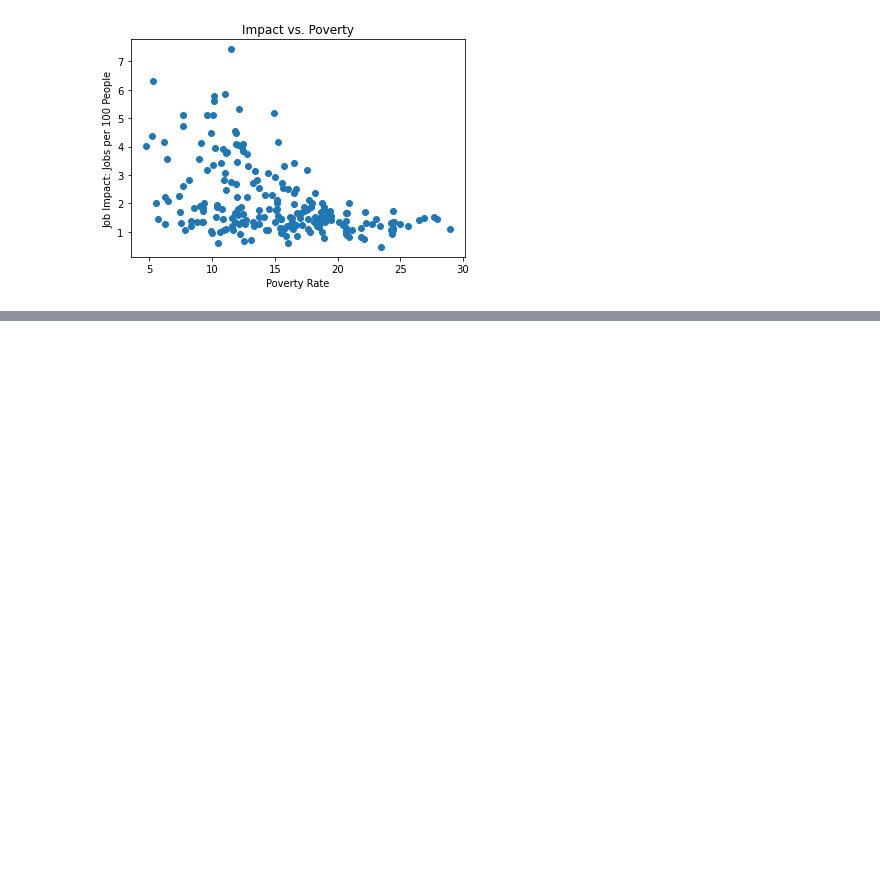
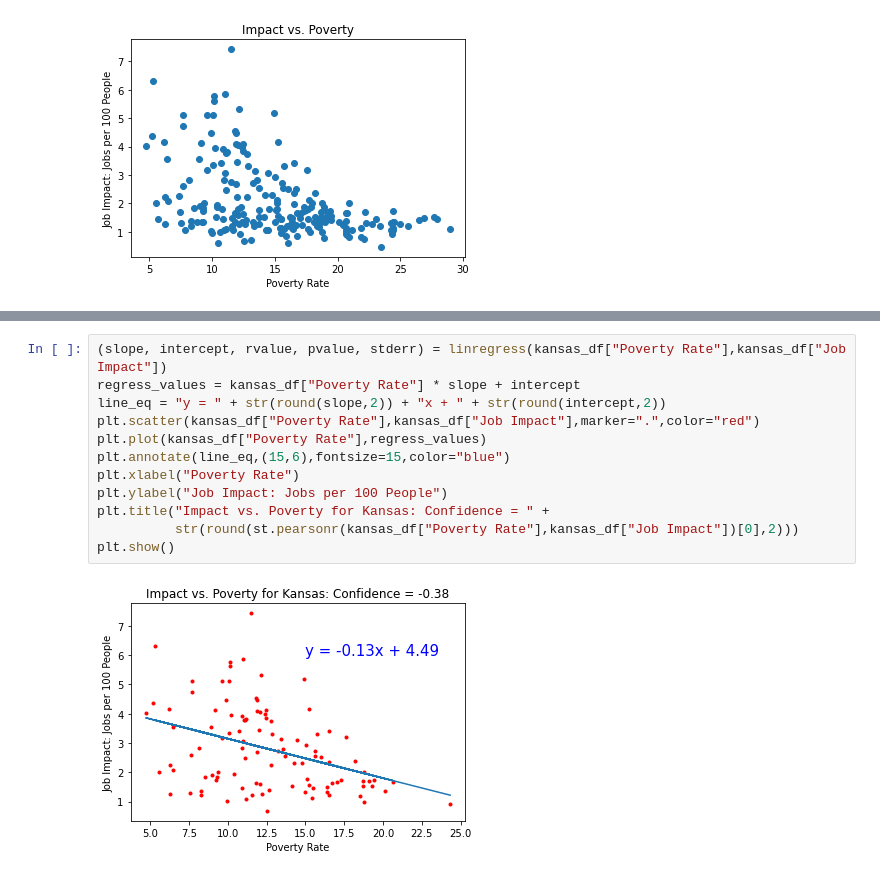
Before and after one commit to grecia1534/Project-1-KU-DATA, a Jupyter notebook: Project_Kevin_Step2.ipynb, the cells around one changed output, grey strips where cells are left out. Cells and saved outputs as stored; diff of their text form; blank space fills up the shorter version.

```diff
--- a/Project_Kevin_Step2.ipynb
+++ b/Project_Kevin_Step2.ipynb
@@ -80,0 +70,14 @@ missouri_df.describe()
+# %%
+(slope, intercept, rvalue, pvalue, stderr) = linregress(kansas_df["Poverty Rate"],kansas_df["Job Impact"])
+regress_values = kansas_df["Poverty Rate"] * slope + intercept
+line_eq = "y = " + str(round(slope,2)) + "x + " + str(round(intercept,2))
+plt.scatter(kansas_df["Poverty Rate"],kansas_df["Job Impact"],marker=".",color="red")
+plt.plot(kansas_df["Poverty Rate"],regress_values)
+plt.annotate(line_eq,(15,6),fontsize=15,color="blue")
+plt.xlabel("Poverty Rate")
+plt.ylabel("Job Impact: Jobs per 100 People")
+plt.title("Impact vs. Poverty for Kansas: Confidence = " +
+          str(round(st.pearsonr(kansas_df["Poverty Rate"],kansas_df["Job Impact"])[0],2)))
+plt.show()
+# %% [output]
+[figure, added]
```
Also changed, not shown: parts of 7 cells of this notebook.
